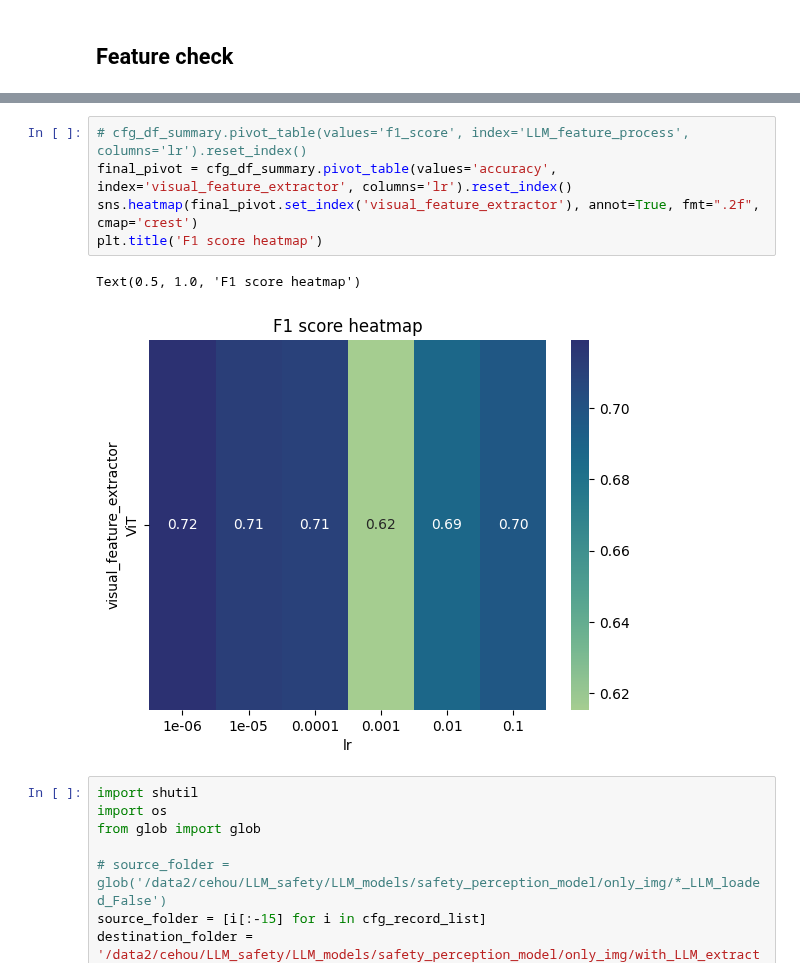
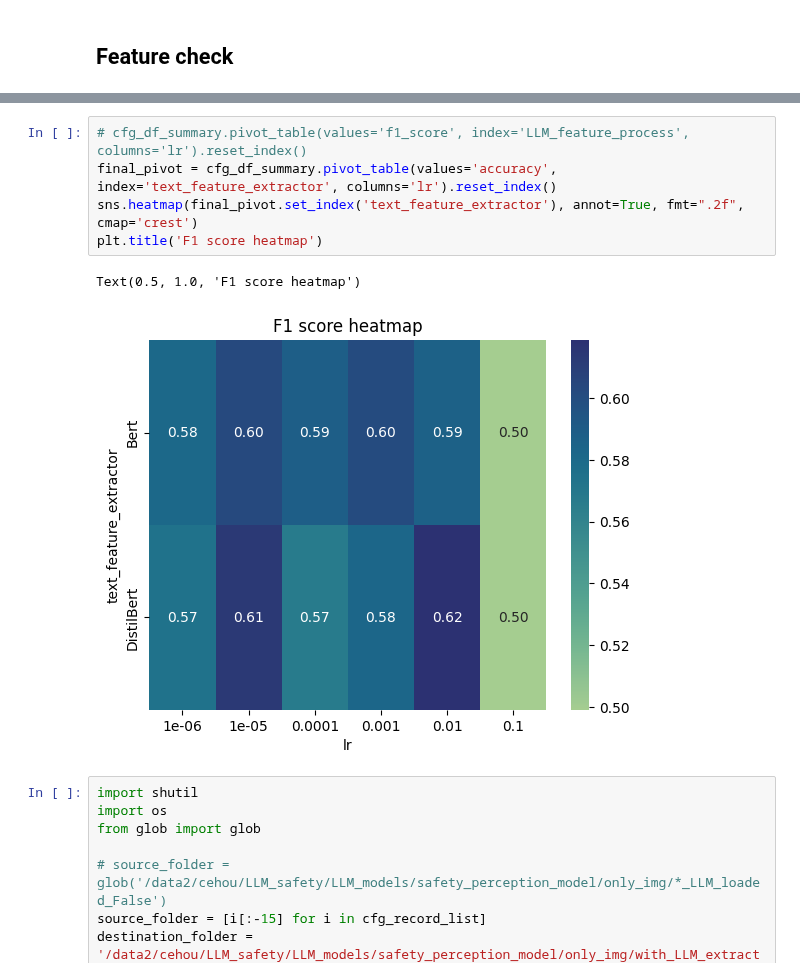
Before and after one commit to CeHouGIS/Safety_Perception_HK, a Jupyter notebook: safety_perception_model/single_model/feature_check.ipynb, the cells around one changed output, grey strips where cells are left out. Cells and saved outputs as stored; diff of their text form.

```diff
--- a/safety_perception_model/single_model/feature_check.ipynb
+++ b/safety_perception_model/single_model/feature_check.ipynb
@@ -51,11 +52,11 @@ plt.show()
 # %%
 # cfg_df_summary.pivot_table(values='f1_score', index='LLM_feature_process', columns='lr').reset_index()
-final_pivot = cfg_df_summary.pivot_table(values='accuracy', index='visual_feature_extractor', columns='lr').reset_index()
-sns.heatmap(final_pivot.set_index('visual_feature_extractor'), annot=True, fmt=".2f", cmap='crest')
+final_pivot = cfg_df_summary.pivot_table(values='accuracy', index='text_feature_extractor', columns='lr').reset_index()
+sns.heatmap(final_pivot.set_index('text_feature_extractor'), annot=True, fmt=".2f", cmap='crest')
 plt.title('F1 score heatmap')
 # %% [output]
 Text(0.5, 1.0, 'F1 score heatmap')
-[figure, old version]
+[figure, new version]
 # %%
 import shutil
 import os
```
Also changed, not shown: parts of 3 cells of this notebook, 4 other files.
